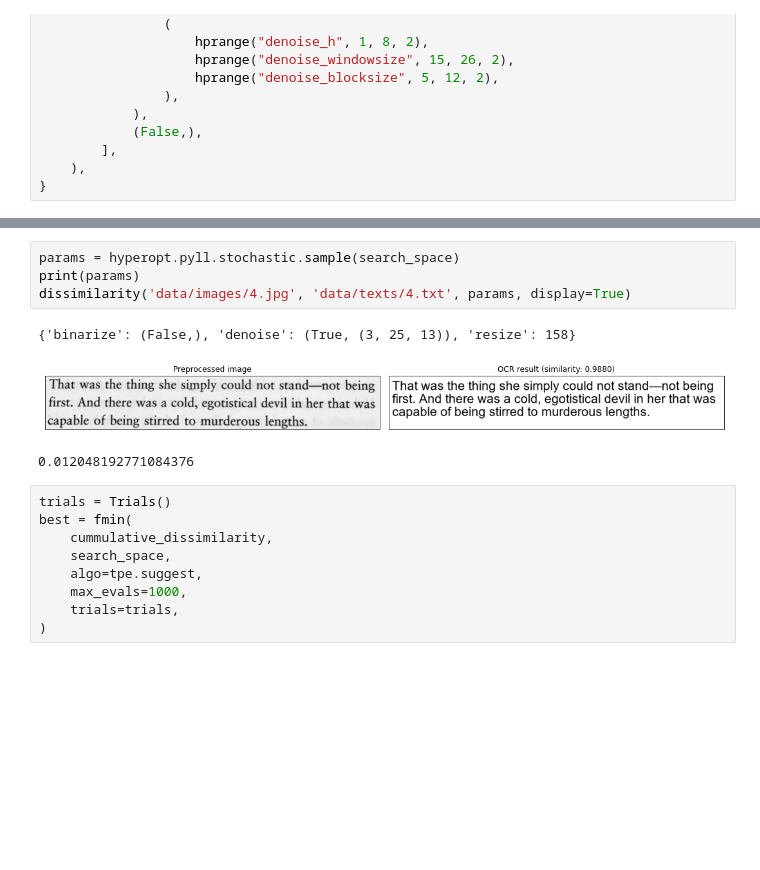
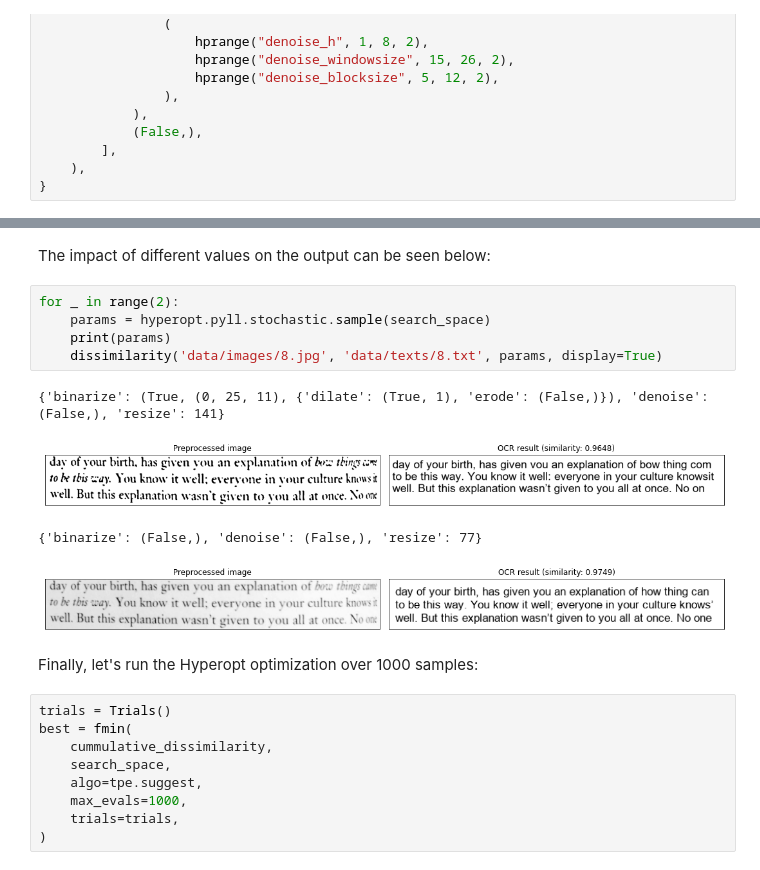
Before and after one commit to wblachowski/optimize-anything-with-hyperopt, a Jupyter notebook: Notebook.ipynb, the cells around one changed output, grey strips where cells are left out. Saved outputs shown, nothing was run; the diff lists cells and outputs as text; blank space fills up the shorter version.

```diff
--- a/Notebook.ipynb
+++ b/Notebook.ipynb
@@ -65,11 +70,17 @@ for _ in range(5):
+# %% [markdown]
+The impact of different values on the output can be seen below:
 # %%
-params = hyperopt.pyll.stochastic.sample(search_space)
-print(params)
-dissimilarity('data/images/4.jpg', 'data/texts/4.txt', params, display=True)
+for _ in range(2):
+    params = hyperopt.pyll.stochastic.sample(search_space)
+    print(params)
+    dissimilarity('data/images/8.jpg', 'data/texts/8.txt', params, display=True)
 # %% [output]
-{'binarize': (False,), 'denoise': (True, (3, 25, 13)), 'resize': 158}
+{'binarize': (True, (0, 25, 11), {'dilate': (True, 1), 'erode': (False,)}), 'denoise': (False,), 'resize': 141}
-[figure, old version]
+[figure, new version]
-0.012048192771084376
+{'binarize': (False,), 'denoise': (False,), 'resize': 77}
+[figure, added]
+# %% [markdown]
+Finally, let's run the Hyperopt optimization over 1000 samples:
 # %%
 trials = Trials()
 best = fmin(
```
Also changed, not shown: parts of 5 cells of this notebook.
